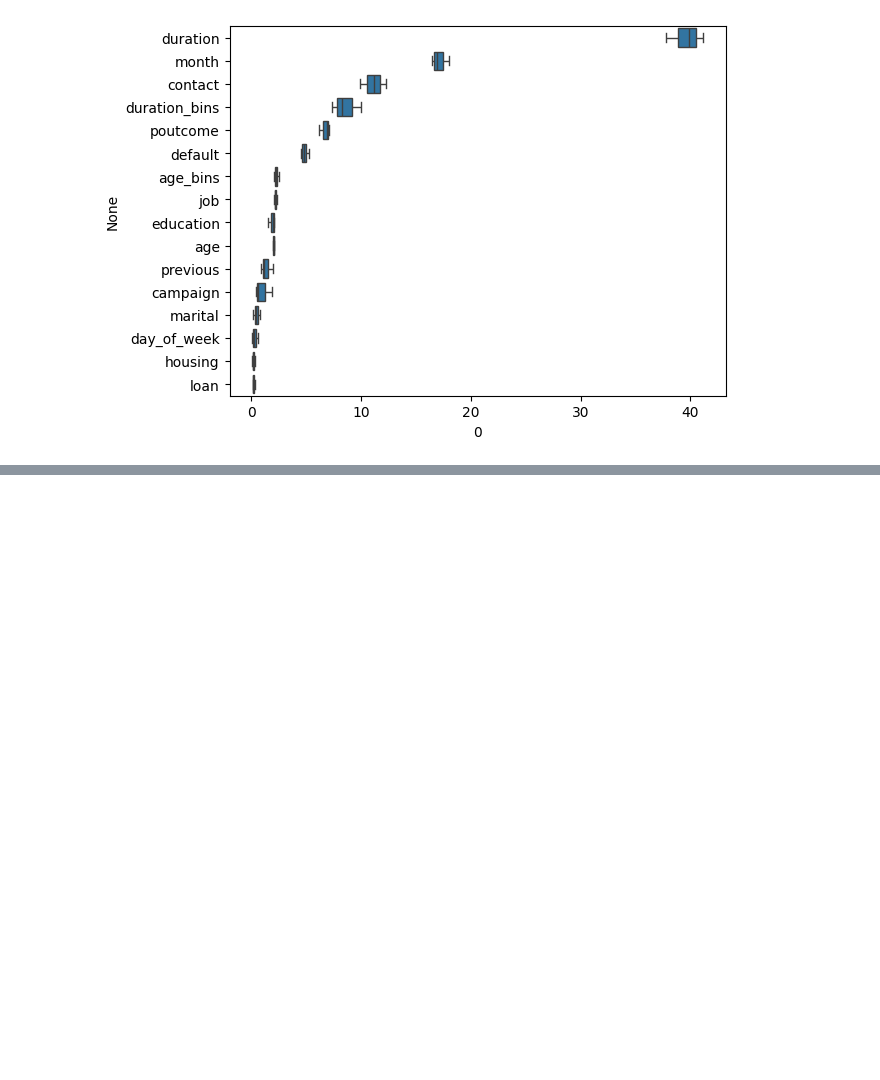
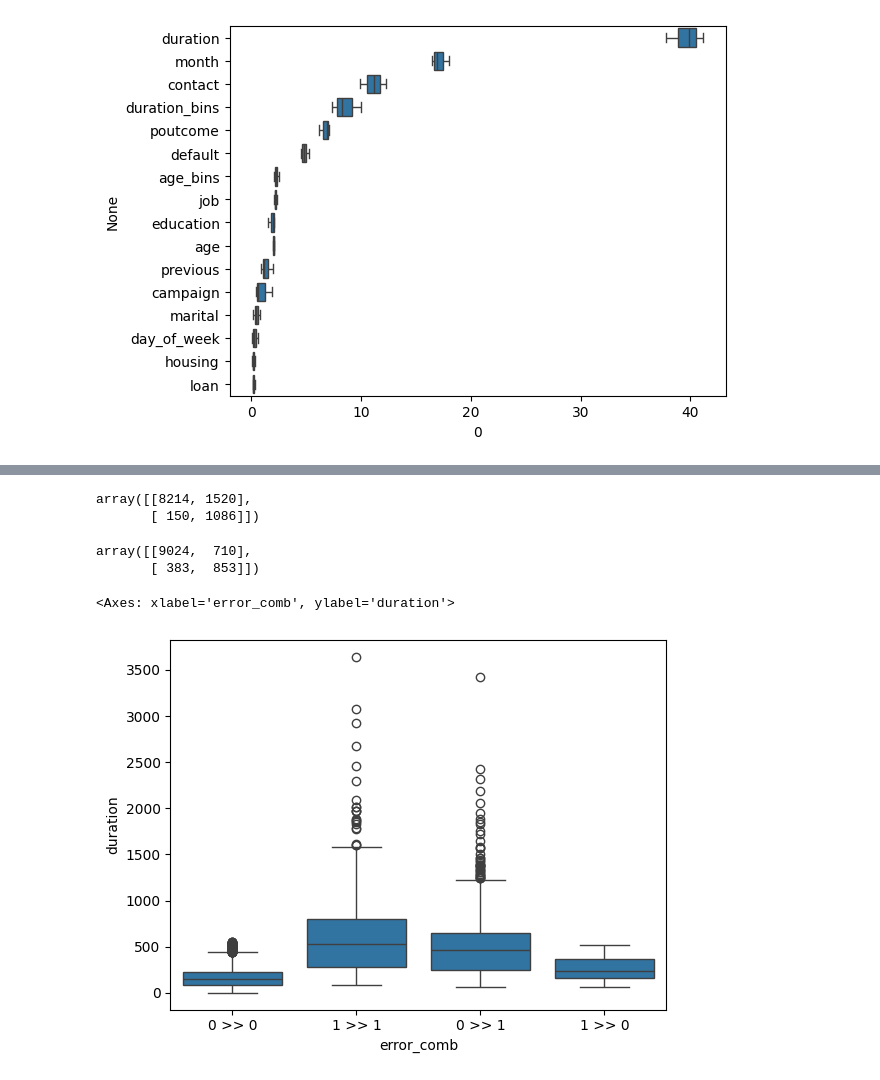
Before and after one commit to kokinpavel/dste, a Jupyter notebook: notebooks/EDA.ipynb, the cells around one changed output, grey strips where cells are left out. Drawn from its saved outputs; the diff is of its cells as text; code cells hidden in the pictures; blank space fills up the shorter version.

```diff
--- a/notebooks/EDA.ipynb
+++ b/notebooks/EDA.ipynb
@@ -882,0 +839,10 @@ sns.scatterplot(x=df_vec_pca_tsne[:, 0], y=df_vec_pca_tsne[:, 1], hue=df['y'])
+# %%
+confusion_matrix(df_results['y_true'], df_results['y_pred'])
+# %% [output]
+array([[8214, 1520],
+       [ 150, 1086]])
+# %%
+confusion_matrix(df_results['y_true'], (df_results['y_pred_proba'] >= 0.7875).astype(int))
+# %% [output]
+array([[9024,  710],
+       [ 383,  853]])
@@ -882,0 +851,5 @@ sns.scatterplot(x=df_vec_pca_tsne[:, 0], y=df_vec_pca_tsne[:, 1], hue=df['y'])
+# %%
+sns.boxplot(data=df_results, y='duration', x='error_comb')
+# %% [output]
+<Axes: xlabel='error_comb', ylabel='duration'>
+[figure, added]
```
Also changed, not shown: parts of 31 cells of this notebook, 6 other files.
